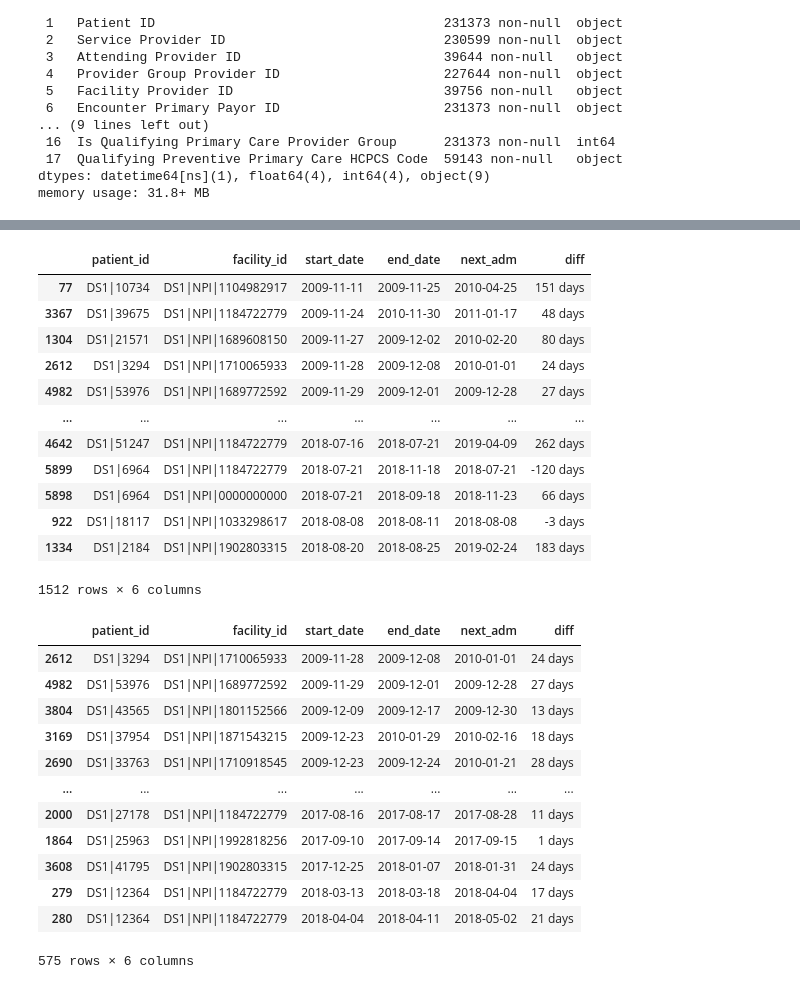
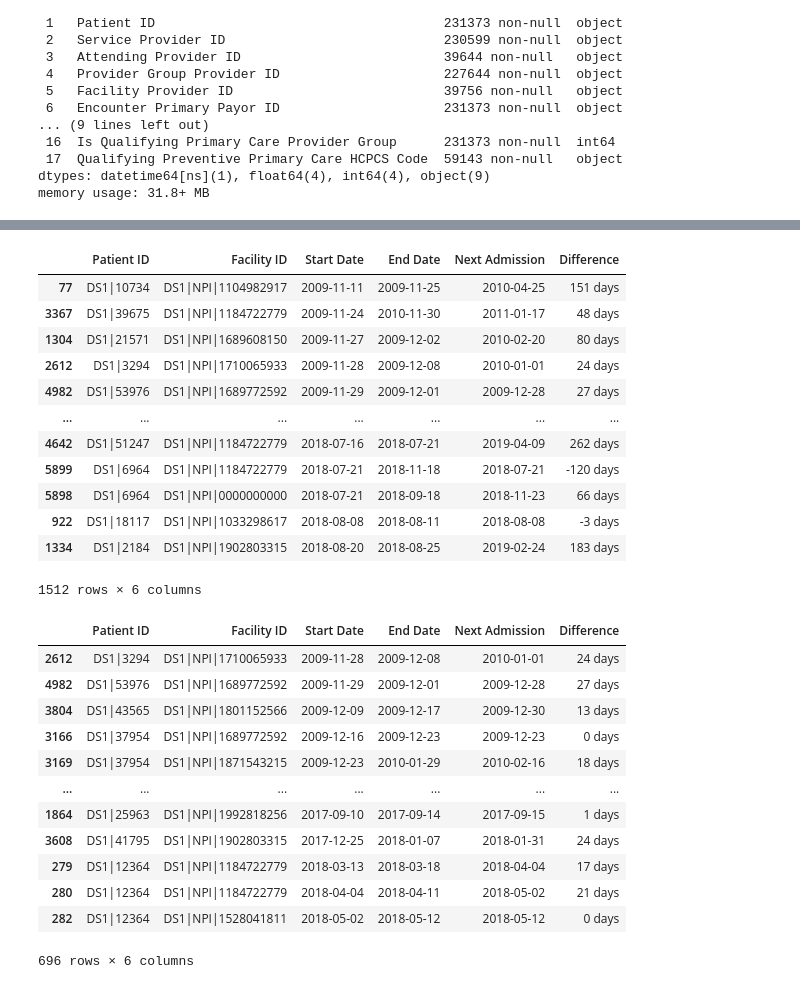
Before and after one commit to jrioross/ursa_health_hospital_readmissions, a Jupyter notebook: data/hospital_readmission.ipynb, the cells around one changed output, grey strips where cells are left out. Saved outputs shown, nothing was run; the diff lists cells and outputs as text; code cells hidden in the pictures.

```diff
--- a/data/hospital_readmission.ipynb
+++ b/data/hospital_readmission.ipynb
@@ -244,4 +226,4 @@ admissions['next_adm']=admissions.sort_values(by=['start_date'],ascending=True).
 # %%
-admissions['diff']= admissions['next_adm'] - admissions['end_date']
-admissions
+readmissions['Difference'] = readmissions['Next Admission'] - readmissions['End Date']
+readmissions
 # %% [output]
@@ -261,4 +248,4 @@ admissions
 # %%
-pt_readmitted = admissions.dropna()
-pt_readmitted
+readmitted = readmissions.dropna()
+readmissions
 # %% [output]
@@ -278,8 +265,8 @@ pt_readmitted
 # %%
-pt_readmitted = pt_readmitted.sort_values('start_date')
-pt_readmitted
+readmitted = readmitted.sort_values('Start Date')
+readmitted
 # %% [output]
-|  | patient_id | facility_id | start_date | end_date | next_adm | diff |
+|  | Patient ID | Facility ID | Start Date | End Date | Next Admission | Difference |
 | 77 | DS1|10734 | DS1|NPI|1104982917 | 2009-11-11 | 2009-11-25 | 2010-04-25 | 151 days |
 | 3367 | DS1|39675 | DS1|NPI|1184722779 | 2009-11-24 | 2010-11-30 | 2011-01-17 | 48 days |
 | 1304 | DS1|21571 | DS1|NPI|1689608150 | 2009-11-27 | 2009-12-02 | 2010-02-20 | 80 days |
@@ -293,21 +280,21 @@ pt_readmitted
 | 1334 | DS1|2184 | DS1|NPI|1902803315 | 2018-08-20 | 2018-08-25 | 2019-02-24 | 183 days |
 1512 rows × 6 columns
 # %%
-pt_readmitted = pt_readmitted[pt_readmitted['diff'] > '0 days']
+readmitted = readmitted[readmitted['Difference'] >= '0 days']
 # %%
-pt_readmitted = pt_readmitted[pt_readmitted['diff'] <= '30 days']
-pt_readmitted
+readmitted_month = readmitted[readmitted['Difference'] <= '30 days']
+readmitted_month
 # %% [output]
-|  | patient_id | facility_id | start_date | end_date | next_adm | diff |
+|  | Patient ID | Facility ID | Start Date | End Date | Next Admission | Difference |
 | 2612 | DS1|3294 | DS1|NPI|1710065933 | 2009-11-28 | 2009-12-08 | 2010-01-01 | 24 days |
 | 4982 | DS1|53976 | DS1|NPI|1689772592 | 2009-11-29 | 2009-12-01 | 2009-12-28 | 27 days |
 | 3804 | DS1|43565 | DS1|NPI|1801152566 | 2009-12-09 | 2009-12-17 | 2009-12-30 | 13 days |
+| 3166 | DS1|37954 | DS1|NPI|1689772592 | 2009-12-16 | 2009-12-23 | 2009-12-23 | 0 days |
 | 3169 | DS1|37954 | DS1|NPI|1871543215 | 2009-12-23 | 2010-01-29 | 2010-02-16 | 18 days |
-| 2690 | DS1|33763 | DS1|NPI|1710918545 | 2009-12-23 | 2009-12-24 | 2010-01-21 | 28 days |
 | ... | ... | ... | ... | ... | ... | ... |
-| 2000 | DS1|27178 | DS1|NPI|1184722779 | 2017-08-16 | 2017-08-17 | 2017-08-28 | 11 days |
 | 1864 | DS1|25963 | DS1|NPI|1992818256 | 2017-09-10 | 2017-09-14 | 2017-09-15 | 1 days |
 | 3608 | DS1|41795 | DS1|NPI|1902803315 | 2017-12-25 | 2018-01-07 | 2018-01-31 | 24 days |
 | 279 | DS1|12364 | DS1|NPI|1184722779 | 2018-03-13 | 2018-03-18 | 2018-04-04 | 17 days |
 | 280 | DS1|12364 | DS1|NPI|1184722779 | 2018-04-04 | 2018-04-11 | 2018-05-02 | 21 days |
+| 282 | DS1|12364 | DS1|NPI|1528041811 | 2018-05-02 | 2018-05-12 | 2018-05-12 | 0 days |
-575 rows × 6 columns
+696 rows × 6 columns
```
Also changed, not shown: parts of 26 cells of this notebook.
